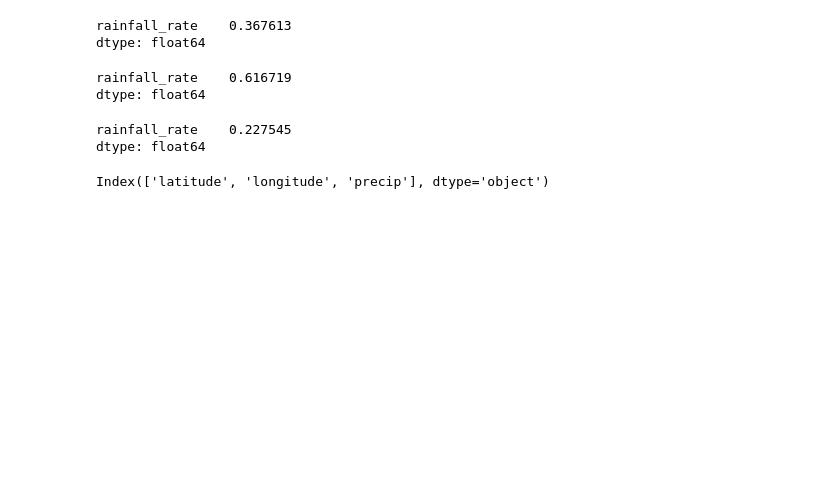
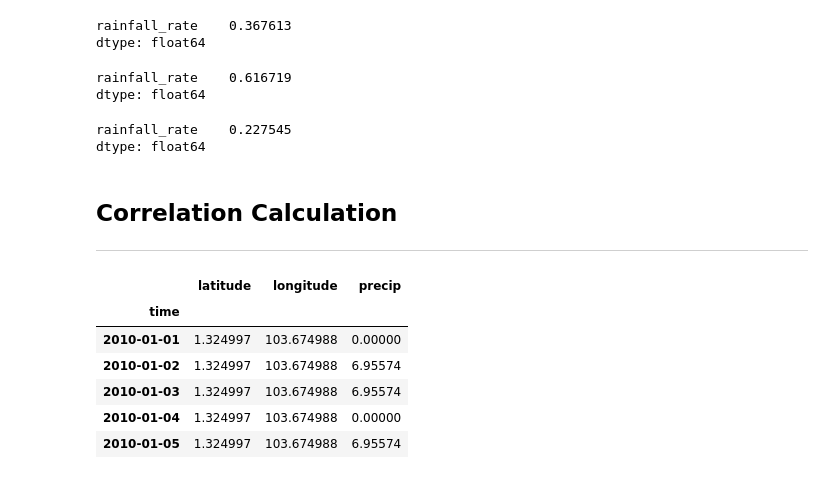
Before and after one commit to dsaharia/PRAT-Rainfall, a Jupyter notebook: imager-rainfall/Singapore.ipynb, the cells around one changed output. Saved outputs shown, nothing was run; the diff lists cells and outputs as text; code cells hidden in the pictures; blank space fills up the shorter version.

```diff
--- a/imager-rainfall/Singapore.ipynb
+++ b/imager-rainfall/Singapore.ipynb
@@ -83,6 +83,7 @@ gauge_station_df.head()
 # Dataframe for CHIRPS Dataset
 chirps_df = chirps_dataset['precip'].sel(time=slice('2010-01-01T00:0','2010-01-31T00:0'), longitude=103.67499, latitude=1.324997).to_dataframe()
 monsoon_chirps_df = chirps_dataset['precip'].sel(time=slice('2010-06-01T00:0','2010-09-30T00:0'), longitude=103.67499, latitude=1.324997).to_dataframe()
+chirps_full_df = chirps_dataset['precip'].sel(time=slice('2010-01-01T00:0','2010-12-31T00:0'), longitude=103.67499, latitude=1.324997).to_dataframe()
 # %% [markdown]
 ## Parsing the GPM dataset
 # %%
@@ -249,7 +248,16 @@ monsoon_gauge.corrwith(monsoon_chirps_df['precip'], method='pearson')
 # %% [output]
 rainfall_rate    0.227545
 dtype: float64
-# %%
-monsoon_chirps_df.columns
-# %% [output]
-Index(['latitude', 'longitude', 'precip'], dtype='object')
+# %% [markdown]
+## Correlation Calculation
+---
+# %%
+chirps_full_df.head()
+# %% [output]
+|  | latitude | longitude | precip |
+| time |  |  |  |
+| 2010-01-01 | 1.324997 | 103.674988 | 0.00000 |
+| 2010-01-02 | 1.324997 | 103.674988 | 6.95574 |
+| 2010-01-03 | 1.324997 | 103.674988 | 6.95574 |
+| 2010-01-04 | 1.324997 | 103.674988 | 0.00000 |
+| 2010-01-05 | 1.324997 | 103.674988 | 6.95574 |
```
Also changed, not shown: parts of 8 cells of this notebook.
